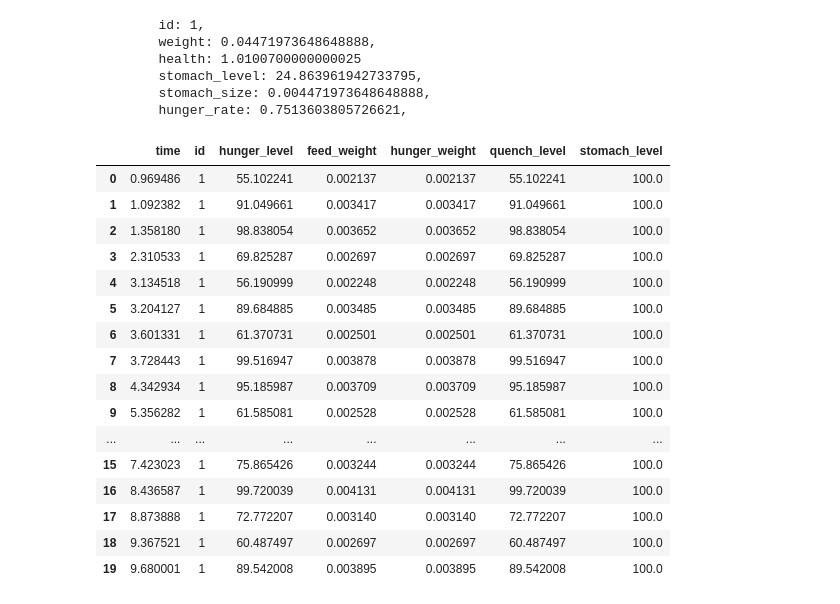
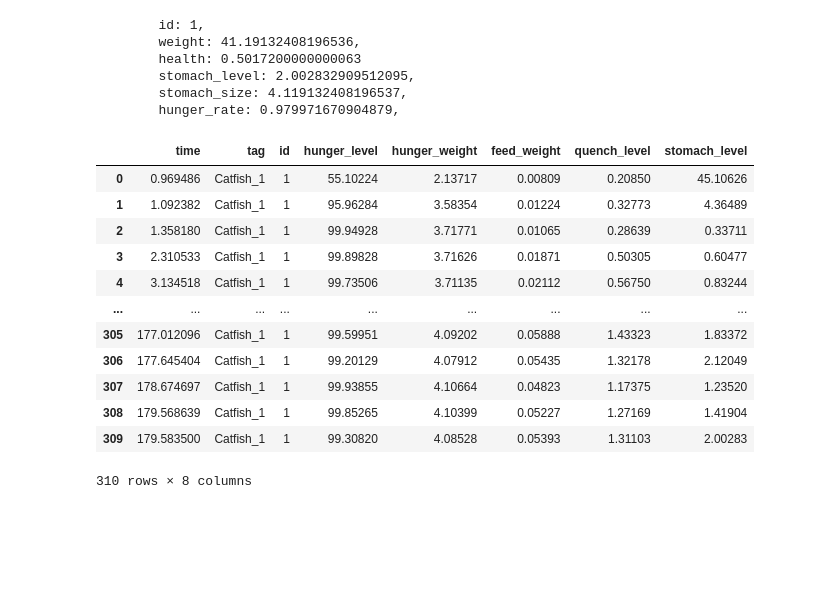
Before and after one commit to kennedy-ikeka/farmsim, a Jupyter notebook: notebooks/fish.ipynb, the cells around one changed output. Cells and saved outputs as stored; diff of their text form; code cells hidden in the pictures; blank space fills up the shorter version.

```diff
--- a/notebooks/fish.ipynb
+++ b/notebooks/fish.ipynb
@@ -15,38 +15,35 @@ from src.simulations.pond import Pond
 # %%
 env = simpy.Environment()
 p = Pond(env, 1, 'Portable_Pond', 10, 10, 10)
-f = Fish(p, 1, 'Catfish', .04, verbose=False)
+f = Fish(p, 1, 'Catfish', 40, verbose=False)
 
 for i in range(2, 10):
-    Fish(p, i, 'Catfish', .04, verbose=False)
+    Fish(p, i, 'Catfish', 40, verbose=False)
 
-f.run(until=10)
+f.run(until=30 * 6)
 print(f)
 # %% [output]
         id: 1,
-        weight: 0.04471973648648888,
-        health: 1.0100700000000025
-        stomach_level: 24.863961942733795,
-        stomach_size: 0.004471973648648888,
-        hunger_rate: 0.7513603805726621,
+        weight: 41.19132408196536,
+        health: 0.5017200000000063
+        stomach_level: 2.002832909512095,
+        stomach_size: 4.119132408196537,
+        hunger_rate: 0.979971670904879,
 # %%
-pd.DataFrame(f.data['feeding'])
+feeding_df = pd.DataFrame(f.tables['feeding'])
+feeding_df
 # %% [output]
-|  | time | id | hunger_level | feed_weight | hunger_weight | quench_level | stomach_level |
-| 0 | 0.969486 | 1 | 55.102241 | 0.002137 | 0.002137 | 55.102241 | 100.0 |
-| 1 | 1.092382 | 1 | 91.049661 | 0.003417 | 0.003417 | 91.049661 | 100.0 |
-| 2 | 1.358180 | 1 | 98.838054 | 0.003652 | 0.003652 | 98.838054 | 100.0 |
-| 3 | 2.310533 | 1 | 69.825287 | 0.002697 | 0.002697 | 69.825287 | 100.0 |
-| 4 | 3.134518 | 1 | 56.190999 | 0.002248 | 0.002248 | 56.190999 | 100.0 |
-| 5 | 3.204127 | 1 | 89.684885 | 0.003485 | 0.003485 | 89.684885 | 100.0 |
-| 6 | 3.601331 | 1 | 61.370731 | 0.002501 | 0.002501 | 61.370731 | 100.0 |
-| 7 | 3.728443 | 1 | 99.516947 | 0.003878 | 0.003878 | 99.516947 | 100.0 |
-| 8 | 4.342934 | 1 | 95.185987 | 0.003709 | 0.003709 | 95.185987 | 100.0 |
-| 9 | 5.356282 | 1 | 61.585081 | 0.002528 | 0.002528 | 61.585081 | 100.0 |
-| ... | ... | ... | ... | ... | ... | ... | ... |
-| 15 | 7.423023 | 1 | 75.865426 | 0.003244 | 0.003244 | 75.865426 | 100.0 |
-| 16 | 8.436587 | 1 | 99.720039 | 0.004131 | 0.004131 | 99.720039 | 100.0 |
-| 17 | 8.873888 | 1 | 72.772207 | 0.003140 | 0.003140 | 72.772207 | 100.0 |
-| 18 | 9.367521 | 1 | 60.487497 | 0.002697 | 0.002697 | 60.487497 | 100.0 |
-| 19 | 9.680001 | 1 | 89.542008 | 0.003895 | 0.003895 | 89.542008 | 100.0 |
+|  | time | tag | id | hunger_level | hunger_weight | feed_weight | quench_level | stomach_level |
+| 0 | 0.969486 | Catfish_1 | 1 | 55.10224 | 2.13717 | 0.00809 | 0.20850 | 45.10626 |
+| 1 | 1.092382 | Catfish_1 | 1 | 95.96284 | 3.58354 | 0.01224 | 0.32773 | 4.36489 |
+| 2 | 1.358180 | Catfish_1 | 1 | 99.94928 | 3.71771 | 0.01065 | 0.28639 | 0.33711 |
+| 3 | 2.310533 | Catfish_1 | 1 | 99.89828 | 3.71626 | 0.01871 | 0.50305 | 0.60477 |
+| 4 | 3.134518 | Catfish_1 | 1 | 99.73506 | 3.71135 | 0.02112 | 0.56750 | 0.83244 |
+| ... | ... | ... | ... | ... | ... | ... | ... | ... |
+| 305 | 177.012096 | Catfish_1 | 1 | 99.59951 | 4.09202 | 0.05888 | 1.43323 | 1.83372 |
+| 306 | 177.645404 | Catfish_1 | 1 | 99.20129 | 4.07912 | 0.05435 | 1.32178 | 2.12049 |
+| 307 | 178.674697 | Catfish_1 | 1 | 99.93855 | 4.10664 | 0.04823 | 1.17375 | 1.23520 |
+| 308 | 179.568639 | Catfish_1 | 1 | 99.85265 | 4.10399 | 0.05227 | 1.27169 | 1.41904 |
+| 309 | 179.583500 | Catfish_1 | 1 | 99.30820 | 4.08528 | 0.05393 | 1.31103 | 2.00283 |
+310 rows × 8 columns
 # %%
```
Also changed, not shown: parts of 4 cells of this notebook, 25 other files.
